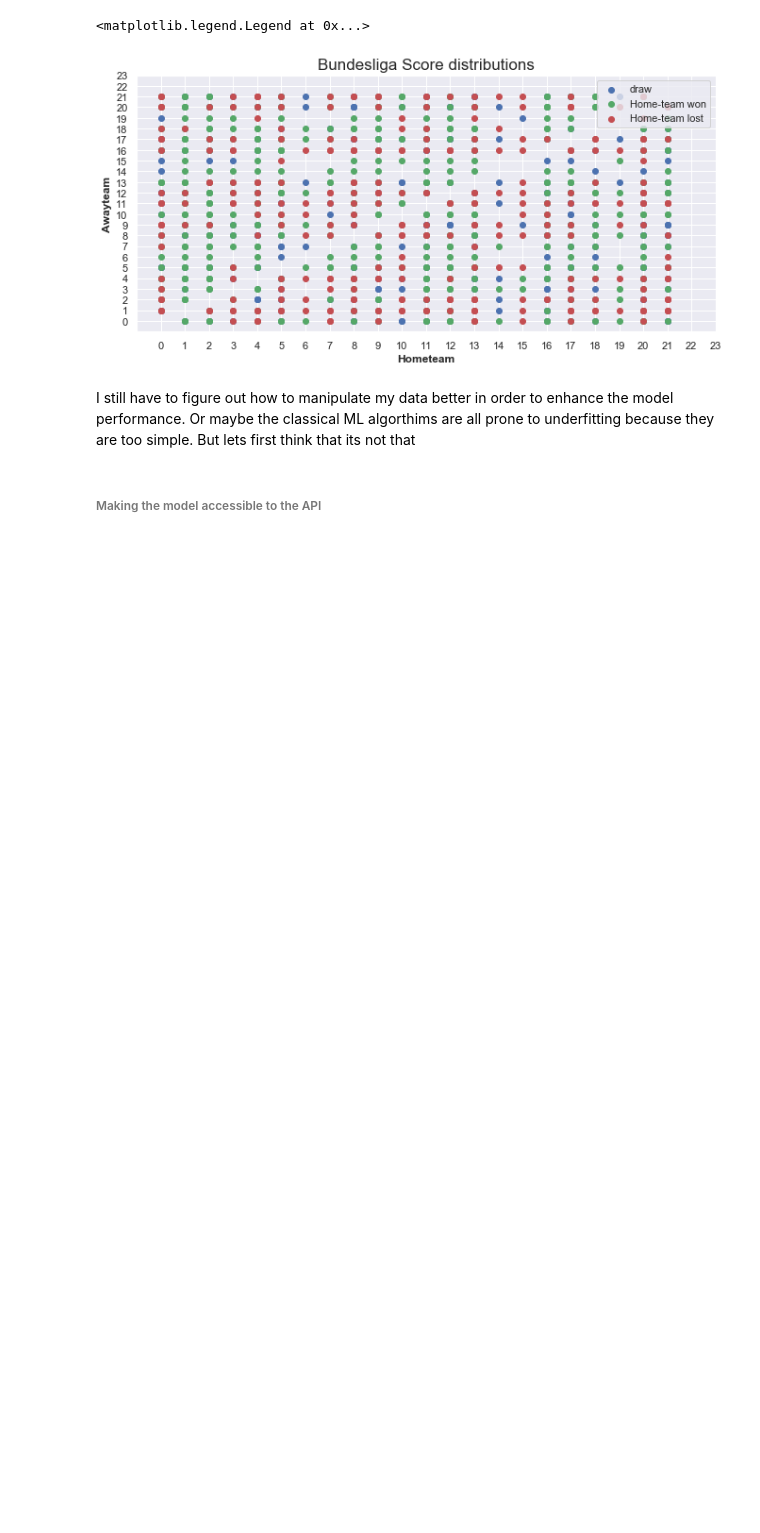
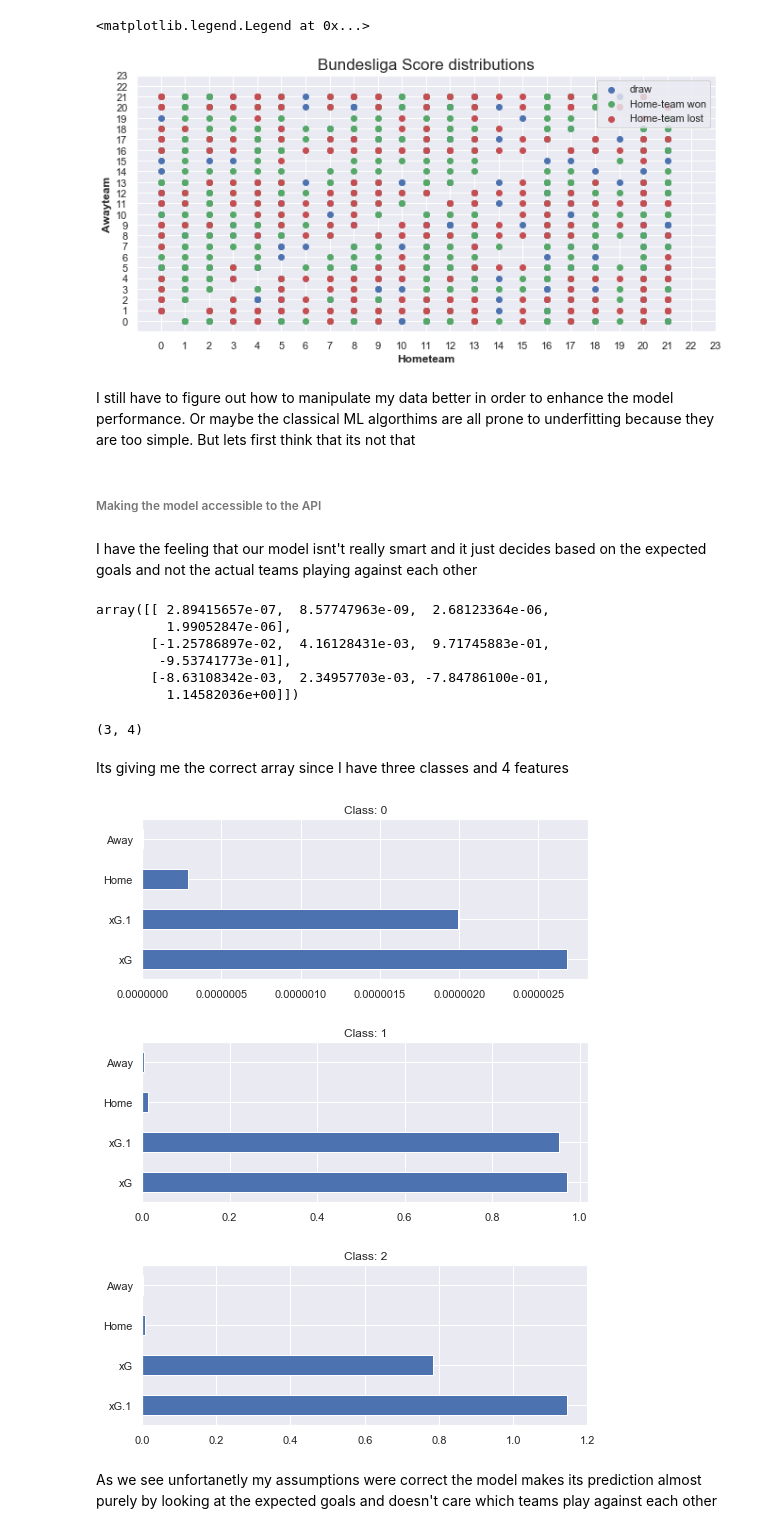
Before and after one commit to PhilippRados/Machine-Learning, a Jupyter notebook: Bundesliga Classifier Web App/Bundesliga Classifier with sklearn.ipynb, the cells around one changed output. Saved outputs shown, nothing was run; the diff lists cells and outputs as text; code cells hidden in the pictures; blank space fills up the shorter version.

```diff
--- a/Bundesliga Classifier Web App/Bundesliga Classifier with sklearn.ipynb
+++ b/Bundesliga Classifier Web App/Bundesliga Classifier with sklearn.ipynb
@@ -443,3 +443,32 @@ import pickle
 pickle.dump(svm,open("bl_clf.pkl","wb"))
 # %%
 model = pickle.load(open("bl_clf.pkl","rb"))
+# %% [markdown]
+I have the feeling that our model isnt't really smart and it just decides based on the expected goals and not the actual teams playing against each other
+# %%
+model.coef_
+# %% [output]
+array([[ 2.89415657e-07,  8.57747963e-09,  2.68123364e-06,
+         1.99052847e-06],
+       [-1.25786897e-02,  4.16128431e-03,  9.71745883e-01,
+        -9.53741773e-01],
+       [-8.63108342e-03,  2.34957703e-03, -7.84786100e-01,
+         1.14582036e+00]])
+# %%
+model.coef_.shape
+# %% [output]
+(3, 4)
+# %% [markdown]
+Its giving me the correct array since I have three classes and 4 features
+# %%
+for i in range(len(model.coef_[0])-1):
+    plt.figure(figsize=(8,10))
+    plt.subplot(3,1,i+1)
+    plt.title(f"Class: {i}")
+    pd.Series(abs(model.coef_[i]), index=X.columns).nlargest(10).plot(kind='barh')
+# %% [output]
+[figure, added]
+[figure, added]
+[figure, added]
+# %% [markdown]
+As we see unfortanetly my assumptions were correct the model makes its prediction almost purely by looking at the expected goals and doesn't care which teams play against each other
```
